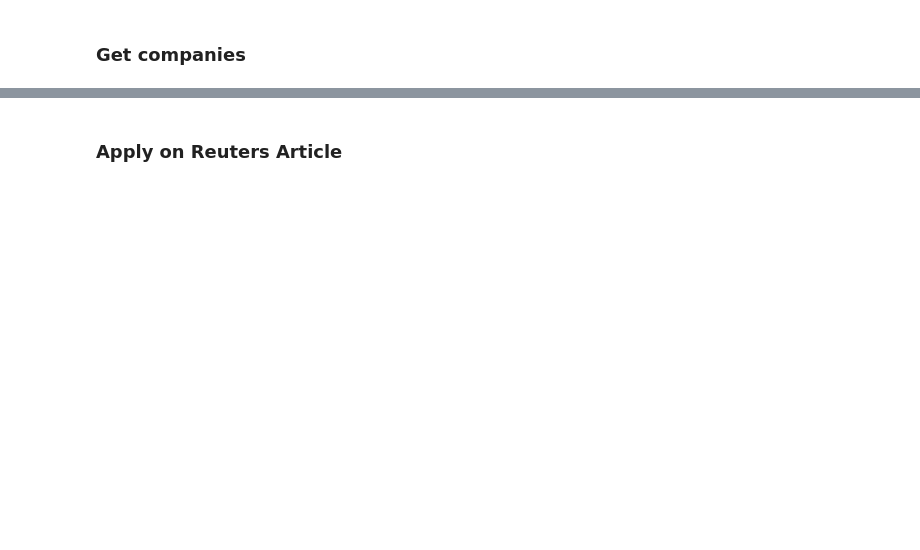
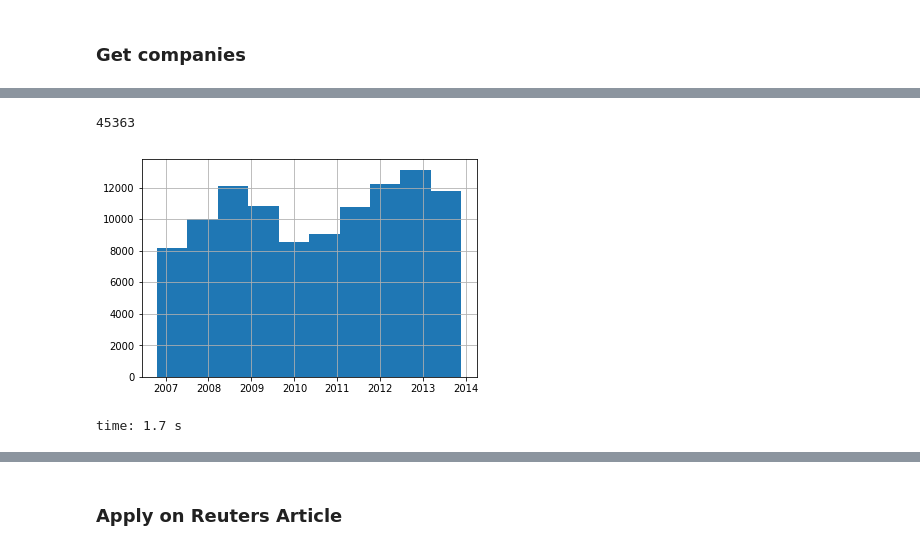
Before and after one commit to Chaoste/nlp-stocks, a Jupyter notebook: research/7.1-Apply-SpaCy.ipynb, the cells around one changed output, grey strips where cells are left out. Drawn from its saved outputs; the diff is of its cells as text; code cells hidden in the pictures; blank space fills up the shorter version.

```diff
--- a/research/7.1-Apply-SpaCy.ipynb
+++ b/research/7.1-Apply-SpaCy.ipynb
@@ -46,0 +67,9 @@ time: 136 ms
+# %%
+dates_r = pd.read_csv(REUTERS, usecols=[0, 1], index_col=0)
+dates_r['date'] = pd.to_datetime(dates_r['date'], errors='coerce')
+dates_r['date'].hist()
+print(sum(dates_r['date'] <= pd.to_datetime('2010-01-04')))
+# %% [output]
+45363
+[figure, added]
+time: 1.7 s
```
Also changed, not shown: parts of 16 cells of this notebook, 3 other files.
